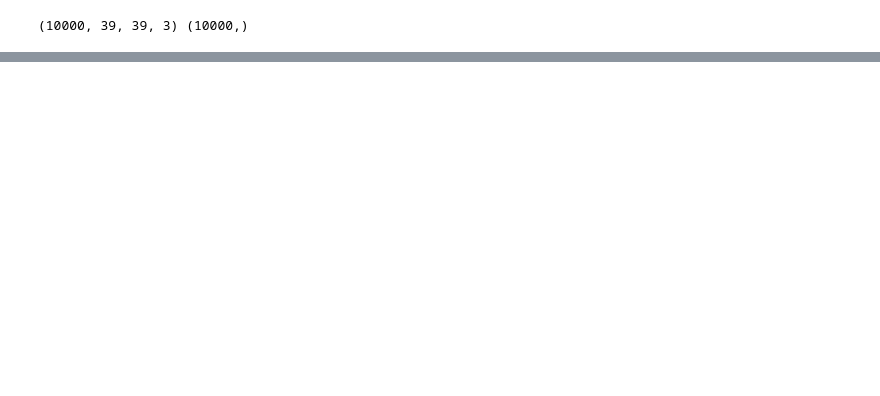
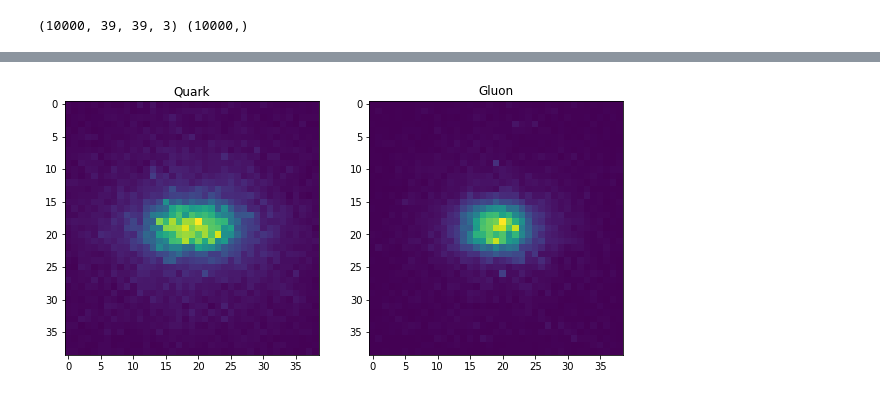
Before and after one commit to Gopal-Dahale/qml-hep-lhc, a Jupyter notebook: notebooks/Quark_Gluon_converter.ipynb, the cells around one changed output, grey strips where cells are left out. Saved outputs shown, nothing was run; the diff lists cells and outputs as text; code cells hidden in the pictures; blank space fills up the shorter version.

```diff
--- a/notebooks/Quark_Gluon_converter.ipynb
+++ b/notebooks/Quark_Gluon_converter.ipynb
@@ -96,3 +101,14 @@ del data
+# %%
+fig2 = plt.figure(figsize=(10,10))
+r = 1
+c = 2
+index = [np.where(y_train == 0)[0], np.where(y_train == 1)[0]]
+for i in range(2):
+    fig2.add_subplot(r,c,i+1)
+    plt.imshow(np.mean(x_train[index[i],:,:,0], axis=0))
+    plt.title('Quark' if i == 0 else 'Gluon')
+# %% [output]
+[figure, added]
 # %%
 np.savez_compressed('/content/quark-gluon-med.npz', **{
     'x_train': x_train,
```
Also changed, not shown: parts of 7 cells of this notebook, 3 other files.
